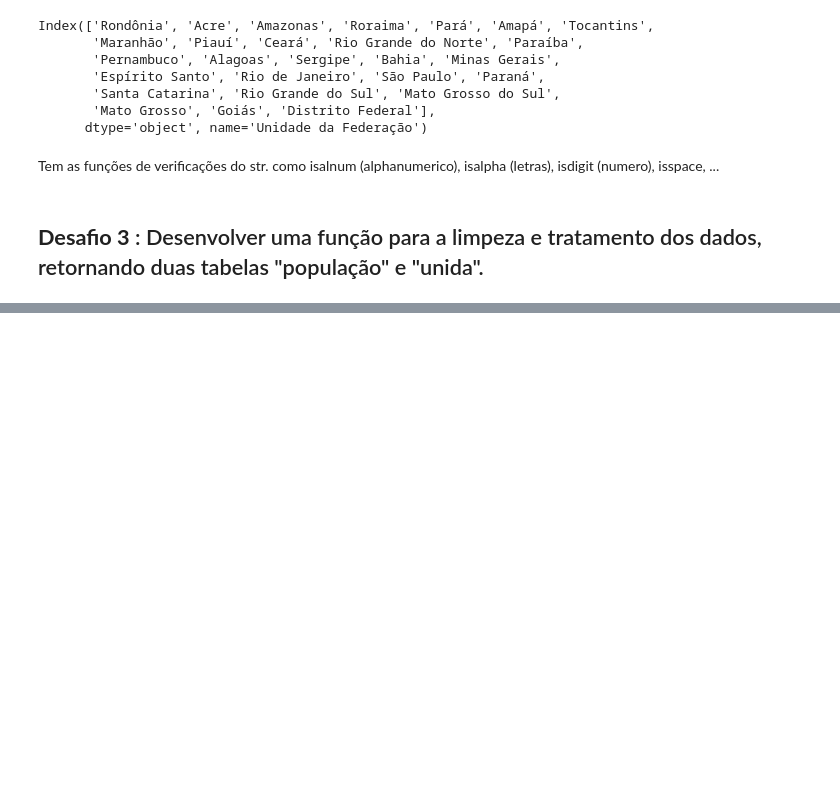
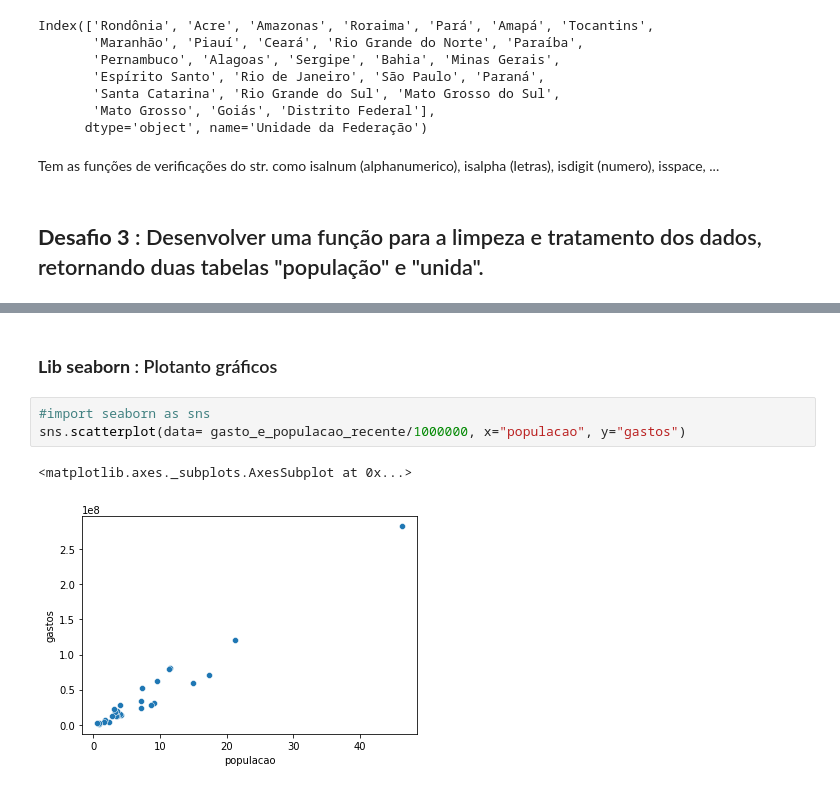
Before and after one commit to carollimaxp/data_science_alura, a Jupyter notebook: DS_Bootcamp_Módulo_2.ipynb, the cells around one changed output, grey strips where cells are left out. Drawn from its saved outputs; the diff is of its cells as text; blank space fills up the shorter version.

```diff
--- a/DS_Bootcamp_Módulo_2.ipynb
+++ b/DS_Bootcamp_Módulo_2.ipynb
@@ -426,0 +458,8 @@ gasto_e_populacao_recente
+# %% [markdown]
+### **Lib seaborn** : Plotanto gráficos
+# %%
+#import seaborn as sns
+sns.scatterplot(data= gasto_e_populacao_recente/1000000, x="populacao", y="gastos")
+# %% [output]
+<matplotlib.axes._subplots.AxesSubplot at 0x...>
+[figure, added]
```
Also changed, not shown: parts of 75 cells of this notebook.
